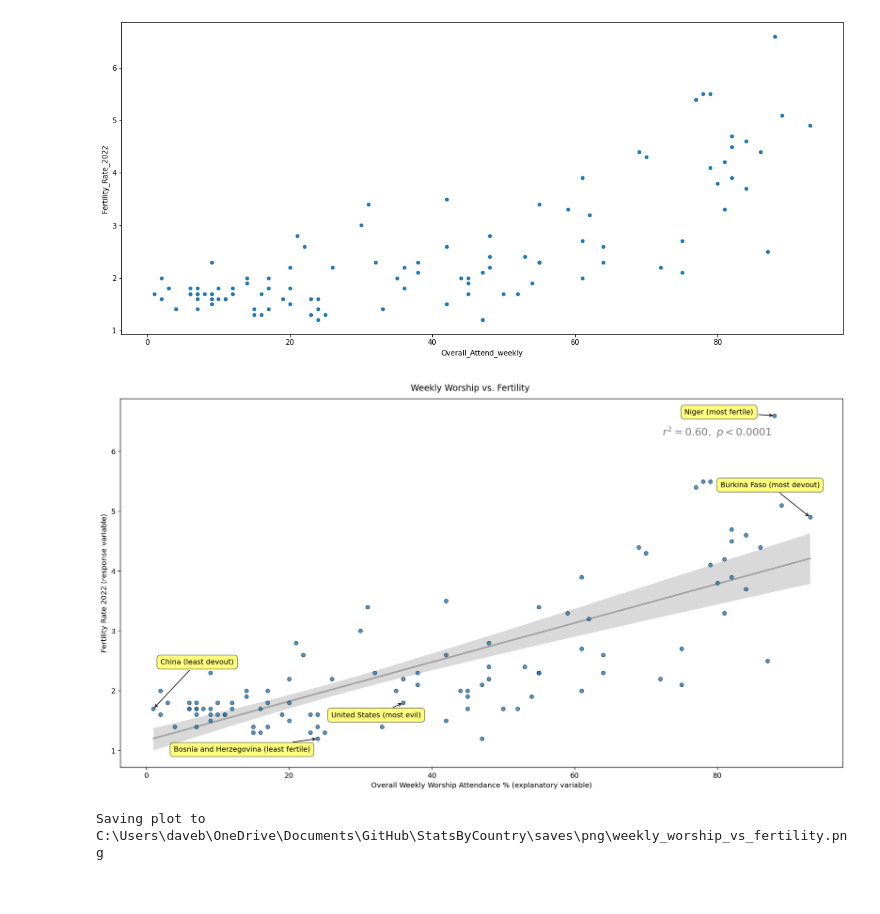
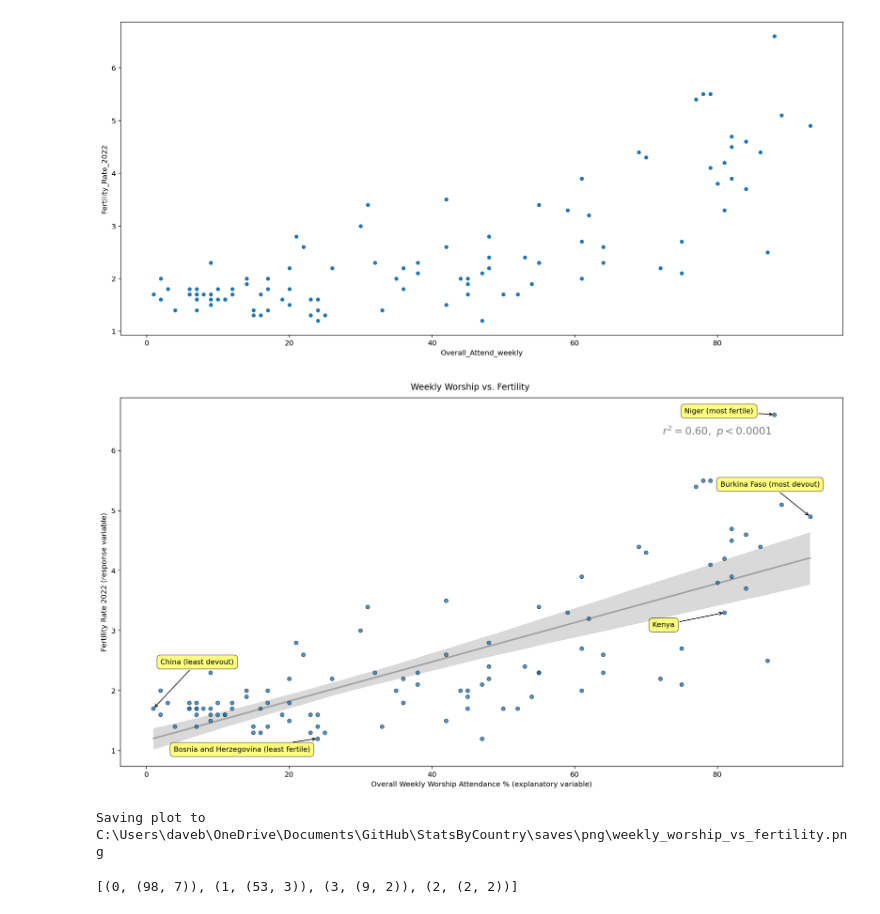
Before and after one commit to dbabbitt/StatsByCountry, a Jupyter notebook: ipynb/Weekly Worship vs Fertility.ipynb, the cells around one changed output. Drawn from its saved outputs; the diff is of its cells as text; code cells hidden in the pictures.

```diff
--- a/ipynb/Weekly Worship vs Fertility.ipynb
+++ b/ipynb/Weekly Worship vs Fertility.ipynb
@@ -138,17 +138,24 @@ Line2D_objs_list = df.plot.scatter('Overall_Attend_weekly', 'Fertility_Rate_2022
 # %%
 
 fig = first_order_linear_scatterplot(df.set_index('country_name'), 'Overall_Attend_weekly', 'Fertility_Rate_2022',
                                      xlabel_str='Overall Weekly Worship Attendance % (explanatory variable)',
                                      ylabel_str='Fertility Rate 2022 (response variable)',
                                      x_adj='devout', y_adj='fertile',
                                      title='Weekly Worship vs. Fertility',
+                                     idx_reference='Kenya', annot_reference='',
                                      least_x_xytext=(10, 60), most_x_xytext=(-125, 40),
                                      least_y_xytext=(-200, -20), most_y_xytext=(-125, 0),
                                      reference_xytext=(-100, -22), color_list=None)
 # %% [output]
-[figure, old version]
+[figure, new version]
 # %%
 
 save_fig_as_various(fig, 'weekly_worship_vs_fertility', dir_names_list=['png'], verbose=True)
 # %% [output]
 Saving plot to C:\Users\daveb\OneDrive\Documents\GitHub\StatsByCountry\saves\png\weekly_worship_vs_fertility.png
+# %%
+
+url = 'https://en.wikipedia.org/wiki/List_of_countries_by_irreligion'
+table_dfs_list = get_page_tables(url)
+# %% [output]
+[(0, (98, 7)), (1, (53, 3)), (3, (9, 2)), (2, (2, 2))]
```
Also changed, not shown: parts of 26 cells of this notebook, 5 other files.
